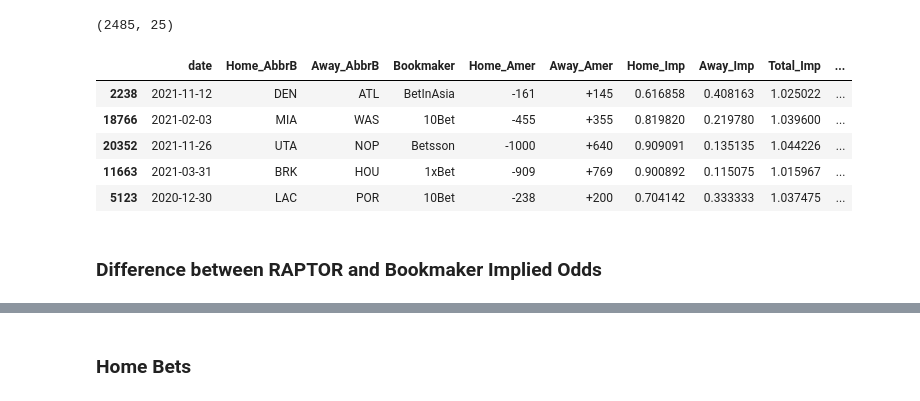
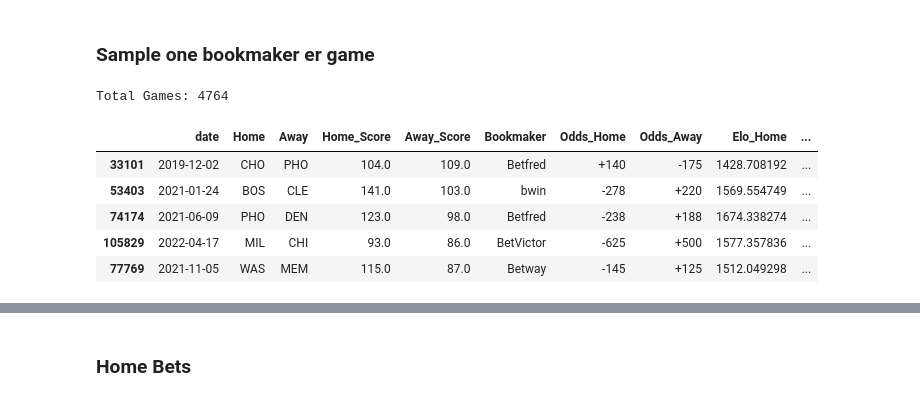
Before and after one commit to SamLeBlanc/ball-bets, a Jupyter notebook: NBA Analysis.ipynb, the cells around one changed output, grey strips where cells are left out. Cells and saved outputs as stored; diff of their text form; code cells hidden in the pictures.

```diff
--- a/NBA Analysis.ipynb
+++ b/NBA Analysis.ipynb
@@ -41,0 +93,3 @@ f2021.shape
+# %%
+df['Elo_Pred_Winner'] = df.apply(lambda x: prediction_from_probabilities(x['Elo_Prob_Home'], x['Elo_Prob_Away']), axis=1)
+df['Elo_Correct_Call'] = df.apply(lambda x: score_prediction(x['Elo_Pred_Winner'], x['Actual_Winner']), axis=1)
@@ -42,15 +105,29 @@ f2021.shape
+# %%
+for t in ['Home','Away']:
+    df[f'Raptor_Implied_Difference_{t}'] = df[f'Raptor_Prob_{t}'] - df[f'Implied_Prob_{t}']
+    df[f'Elo_Implied_Difference_{t}'] = df[f'Elo_Prob_{t}'] - df[f'Implied_Prob_{t}']
+# %%
+bin_ = 0.02
+
+for t in ['Home','Away']:
+    df[f'Raptor_Implied_Difference_Bin_{t}'] = round(df[f'Raptor_Implied_Difference_{t}'] / bin_) * bin_
+    df[f'Raptor_Prob_Bin_{t}'] = round(df[f'Raptor_Prob_{t}'] / bin_) *bin_
+    df[f'Elo_Prob_Bin_{t}'] = round(df[f'Elo_Prob_{t}'] / bin_) * bin_
+    df[f'Implied_Prob_Bin_{t}'] = round(df[f'Implied_Prob_{t}'] / bin_) * bin_
+# %% [markdown]
+### Sample one bookmaker er game
 # %%
-full = f202021.groupby(by=['date','Home_AbbrB','Away_AbbrB']).sample(n=1)
+df1 = df.groupby(by=['date','Home','Away']).sample(n=1)
-# %%
-full.shape
-# %% [output]
-(2485, 25)
+# %%
+print("Total Games:",df1.shape[0])
+# %% [output]
+Total Games: 4764
 # %%
-full.sample(5)
+df1.sample(5)
 # %% [output]
-|  | date | Home_AbbrB | Away_AbbrB | Bookmaker | Home_Amer | Away_Amer | Home_Imp | Away_Imp | Total_Imp | ... |
-| 2238 | 2021-11-12 | DEN | ATL | BetInAsia | -161 | +145 | 0.616858 | 0.408163 | 1.025022 | ... |
-| 18766 | 2021-02-03 | MIA | WAS | 10Bet | -455 | +355 | 0.819820 | 0.219780 | 1.039600 | ... |
-| 20352 | 2021-11-26 | UTA | NOP | Betsson | -1000 | +640 | 0.909091 | 0.135135 | 1.044226 | ... |
-| 11663 | 2021-03-31 | BRK | HOU | 1xBet | -909 | +769 | 0.900892 | 0.115075 | 1.015967 | ... |
-| 5123 | 2020-12-30 | LAC | POR | 10Bet | -238 | +200 | 0.704142 | 0.333333 | 1.037475 | ... |
+|  | date | Home | Away | Home_Score | Away_Score | Bookmaker | Odds_Home | Odds_Away | Elo_Home | ... |
+| 33101 | 2019-12-02 | CHO | PHO | 104.0 | 109.0 | Betfred | +140 | -175 | 1428.708192 | ... |
+| 53403 | 2021-01-24 | BOS | CLE | 141.0 | 103.0 | bwin | -278 | +220 | 1569.554749 | ... |
+| 74174 | 2021-06-09 | PHO | DEN | 123.0 | 98.0 | Betfred | -238 | +188 | 1674.338274 | ... |
+| 105829 | 2022-04-17 | MIL | CHI | 93.0 | 86.0 | BetVictor | -625 | +500 | 1577.357836 | ... |
+| 77769 | 2021-11-05 | WAS | MEM | 115.0 | 87.0 | Betway | -145 | +125 | 1512.049298 | ... |
@@ -69,2 +133,0 @@ full['min_imp_raptor_diff'] = full.apply(get_minimum_implied_raptor_difference,
-# %% [markdown]
-### Difference between RAPTOR and Bookmaker Implied Odds
```
Also changed, not shown: parts of 45 cells of this notebook, 8 other files.
